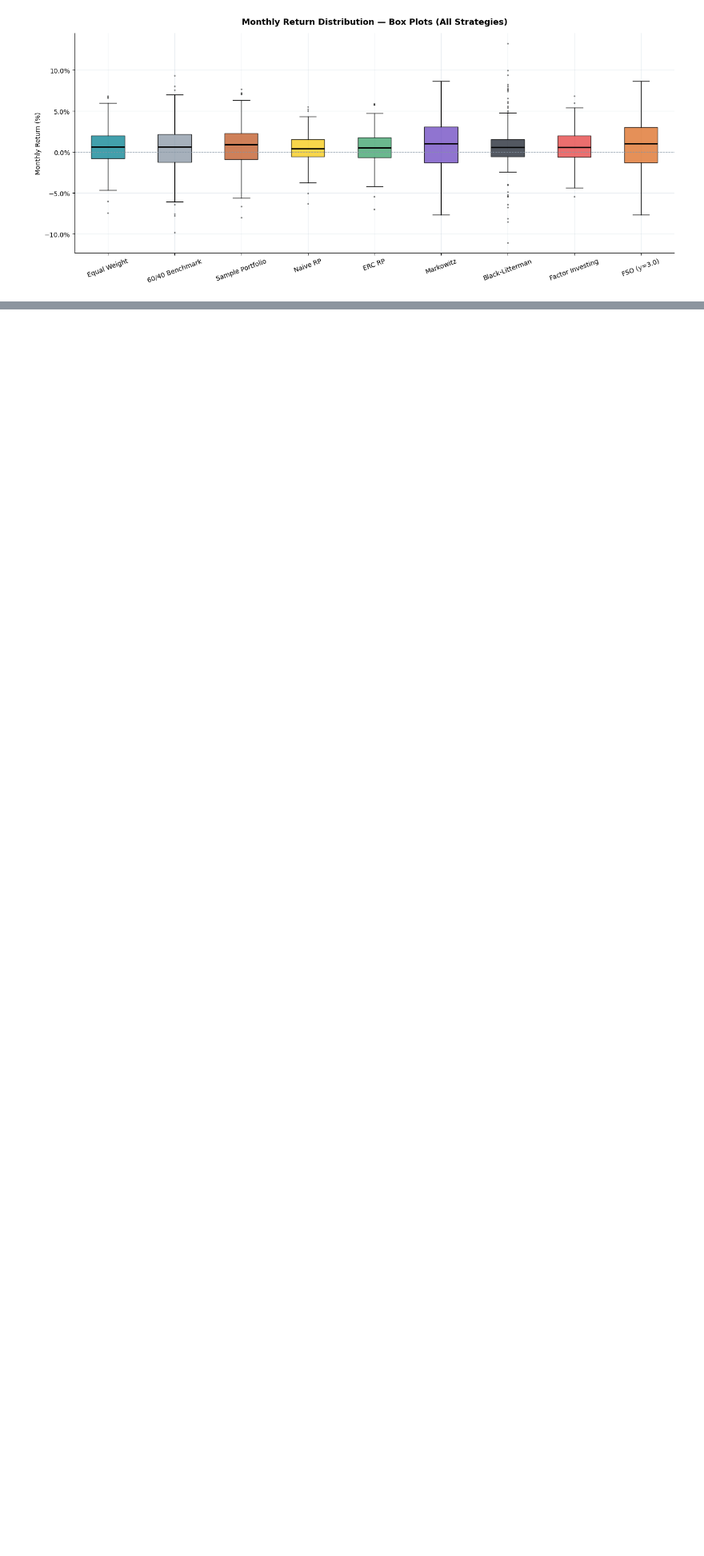
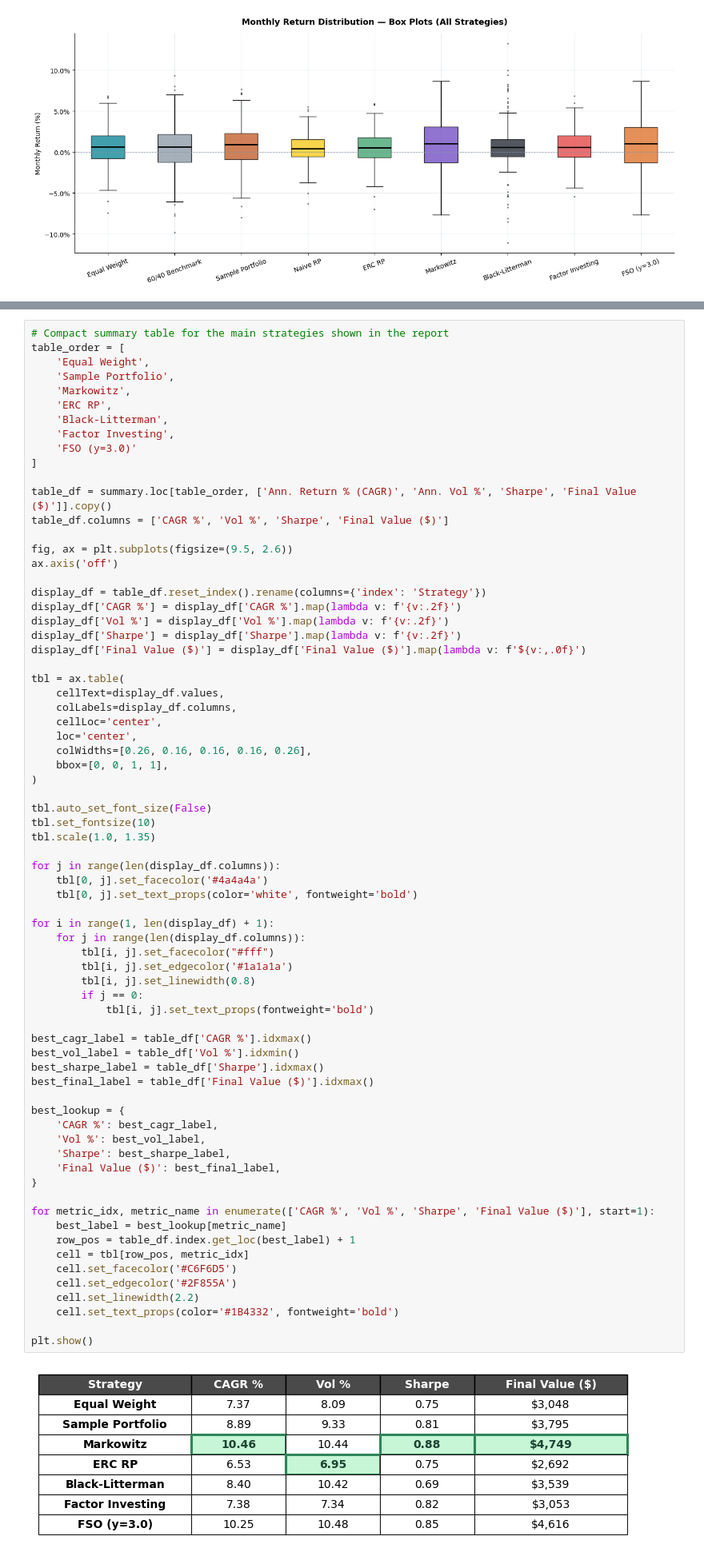
Before and after one commit to Anuj-Khadka/roboadvisor_research, a Jupyter notebook: src/models/09_comparison.ipynb, the cells around one changed output, grey strips where cells are left out. Shown at 80% size. Drawn from its saved outputs; the diff is of its cells as text; blank space fills up the shorter version.

```diff
--- a/src/models/09_comparison.ipynb
+++ b/src/models/09_comparison.ipynb
@@ -748,0 +764,73 @@ Overall winner: Factor Investing  (avg rank 3.2)
+# %%
+# Compact summary table for the main strategies shown in the report
+table_order = [
+    'Equal Weight',
+    'Sample Portfolio',
+    'Markowitz',
+    'ERC RP',
+    'Black-Litterman',
+    'Factor Investing',
+    'FSO (y=3.0)'
+]
+
+table_df = summary.loc[table_order, ['Ann. Return % (CAGR)', 'Ann. Vol %', 'Sharpe', 'Final Value ($)']].copy()
+table_df.columns = ['CAGR %', 'Vol %', 'Sharpe', 'Final Value ($)']
+
+fig, ax = plt.subplots(figsize=(9.5, 2.6))
+ax.axis('off')
+
+display_df = table_df.reset_index().rename(columns={'index': 'Strategy'})
+display_df['CAGR %'] = display_df['CAGR %'].map(lambda v: f'{v:.2f}')
+display_df['Vol %'] = display_df['Vol %'].map(lambda v: f'{v:.2f}')
+display_df['Sharpe'] = display_df['Sharpe'].map(lambda v: f'{v:.2f}')
+display_df['Final Value ($)'] = display_df['Final Value ($)'].map(lambda v: f'${v:,.0f}')
+
+tbl = ax.table(
+    cellText=display_df.values,
+    colLabels=display_df.columns,
+    cellLoc='center',
+    loc='center',
+    colWidths=[0.26, 0.16, 0.16, 0.16, 0.26],
+    bbox=[0, 0, 1, 1],
+)
+
+tbl.auto_set_font_size(False)
+tbl.set_fontsize(10)
+tbl.scale(1.0, 1.35)
+
+for j in range(len(display_df.columns)):
+    tbl[0, j].set_facecolor('#4a4a4a')
+    tbl[0, j].set_text_props(color='white', fontweight='bold')
+
+for i in range(1, len(display_df) + 1):
+    for j in range(len(display_df.columns)):
+        tbl[i, j].set_facecolor("#fff")
+        tbl[i, j].set_edgecolor('#1a1a1a')
+        tbl[i, j].set_linewidth(0.8)
+        if j == 0:
+            tbl[i, j].set_text_props(fontweight='bold')
+
+best_cagr_label = table_df['CAGR %'].idxmax()
+best_vol_label = table_df['Vol %'].idxmin()
+best_sharpe_label = table_df['Sharpe'].idxmax()
+best_final_label = table_df['Final Value ($)'].idxmax()
+
+best_lookup = {
+    'CAGR %': best_cagr_label,
+    'Vol %': best_vol_label,
+    'Sharpe': best_sharpe_label,
+    'Final Value ($)': best_final_label,
+}
+
+for metric_idx, metric_name in enumerate(['CAGR %', 'Vol %', 'Sharpe', 'Final Value ($)'], start=1):
+    best_label = best_lookup[metric_name]
+    row_pos = table_df.index.get_loc(best_label) + 1
+    cell = tbl[row_pos, metric_idx]
+    cell.set_facecolor('#C6F6D5')
+    cell.set_edgecolor('#2F855A')
+    cell.set_linewidth(2.2)
+    cell.set_text_props(color='#1B4332', fontweight='bold')
+
+plt.show()
+# %% [output]
+[figure, added]
```
Also changed, not shown: parts of 9 cells of this notebook, 8 other files.
